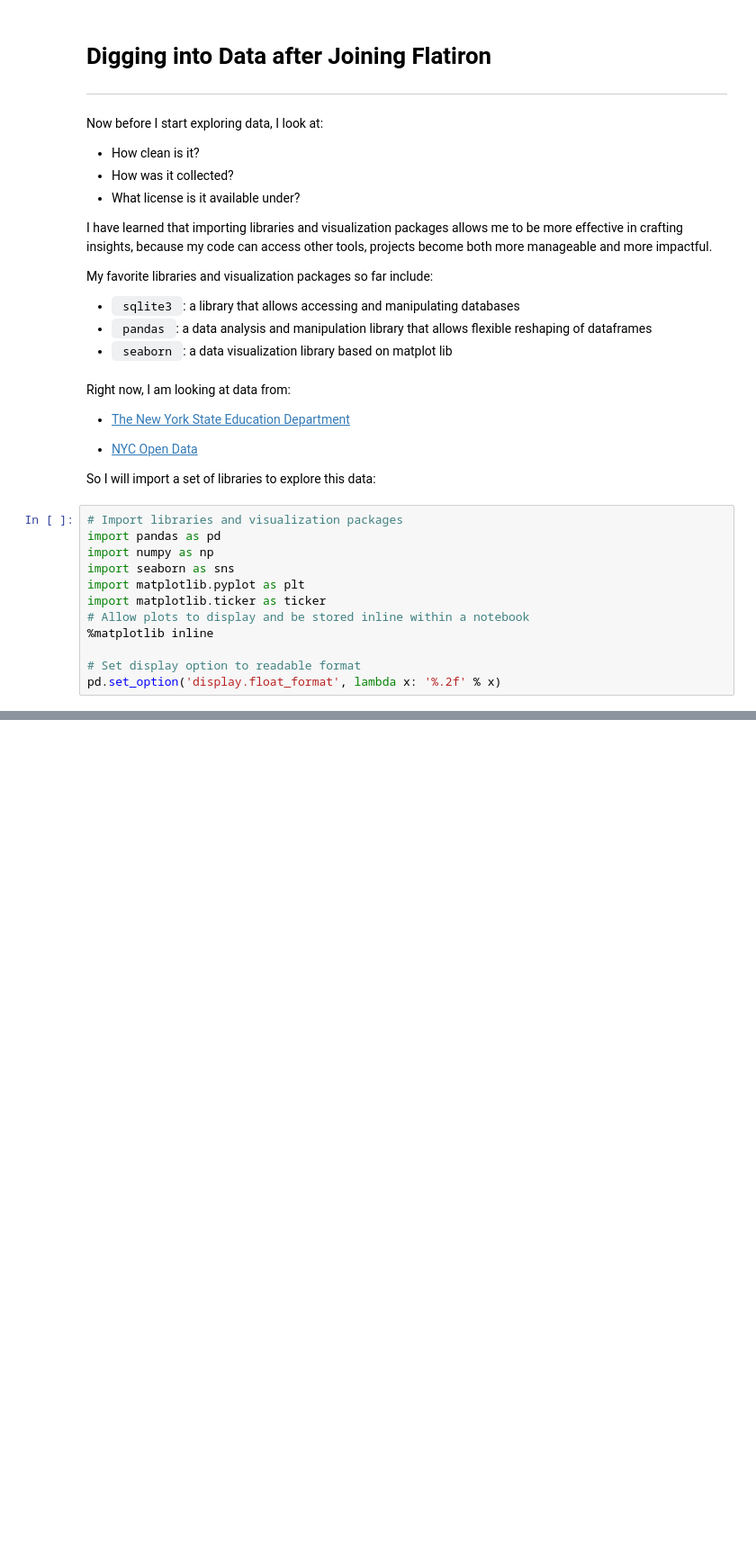
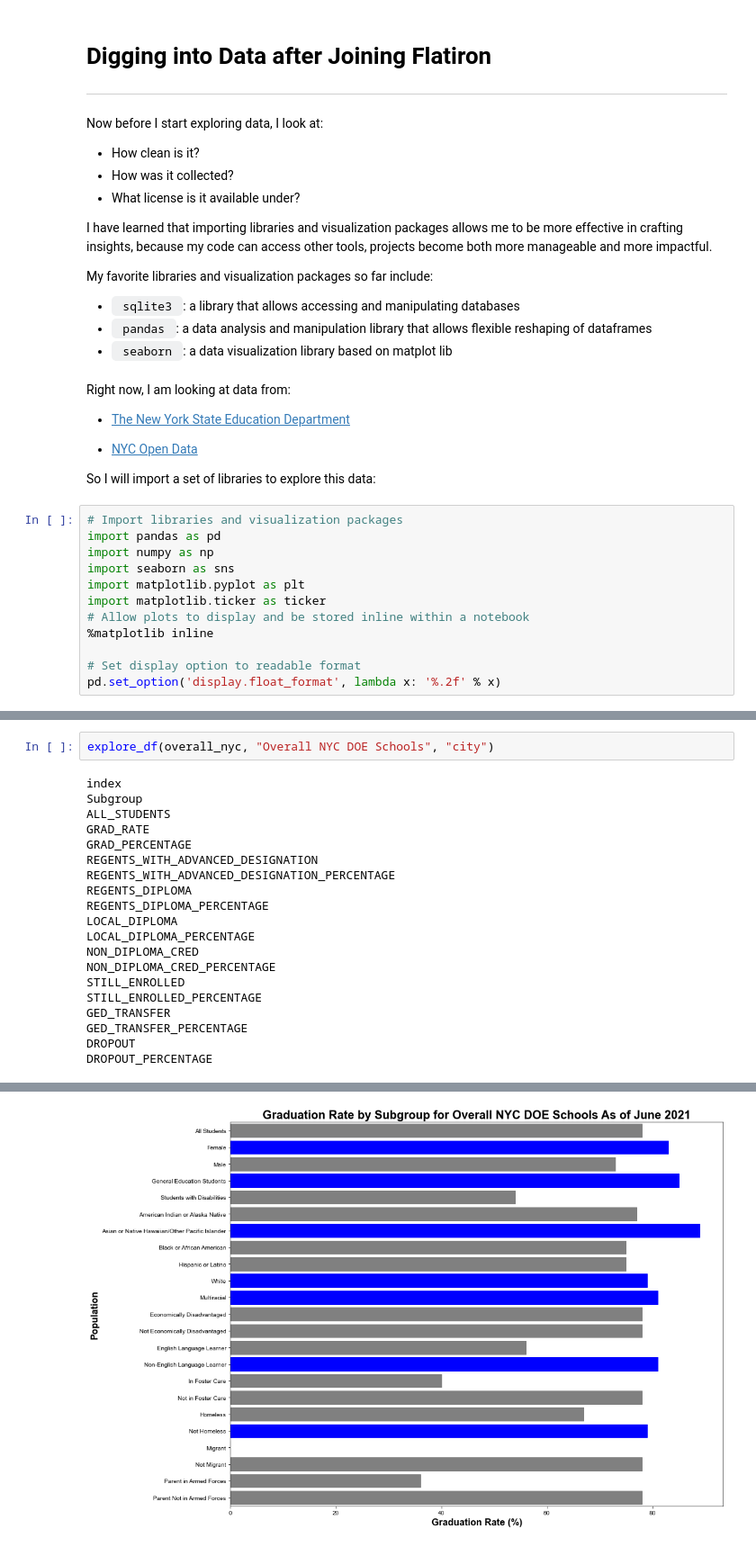
Before and after one commit to dataeducator/analysis-of-graduation-rate-nyc-public-high-schools, a Jupyter notebook: consortium_schools_analysis.ipynb, the cells around one changed output, grey strips where cells are left out. Shown at 90% size. Saved outputs shown, nothing was run; the diff lists cells and outputs as text; blank space fills up the shorter version.

```diff
--- a/consortium_schools_analysis.ipynb
+++ b/consortium_schools_analysis.ipynb
@@ -292,3 +302,25 @@ def explore_df(df, school_name, mean_state_grad_rate):
     return formatted_df
     return summary_df
     return plot
+# %%
+explore_df(overall_nyc, "Overall NYC DOE Schools", "city")
+# %% [output]
+index
+Subgroup
+ALL_STUDENTS
+GRAD_RATE
+GRAD_PERCENTAGE
+REGENTS_WITH_ADVANCED_DESIGNATION
+REGENTS_WITH_ADVANCED_DESIGNATION_PERCENTAGE
+REGENTS_DIPLOMA
+REGENTS_DIPLOMA_PERCENTAGE
+LOCAL_DIPLOMA
+LOCAL_DIPLOMA_PERCENTAGE
+NON_DIPLOMA_CRED
+NON_DIPLOMA_CRED_PERCENTAGE
+STILL_ENROLLED
+STILL_ENROLLED_PERCENTAGE
+GED_TRANSFER
+GED_TRANSFER_PERCENTAGE
+DROPOUT
+DROPOUT_PERCENTAGE
@@ -295 +344,2 @@ def explore_df(df, school_name, mean_state_grad_rate):
+[figure, added]
 # %%
```
Also changed, not shown: parts of 21 cells of this notebook.
